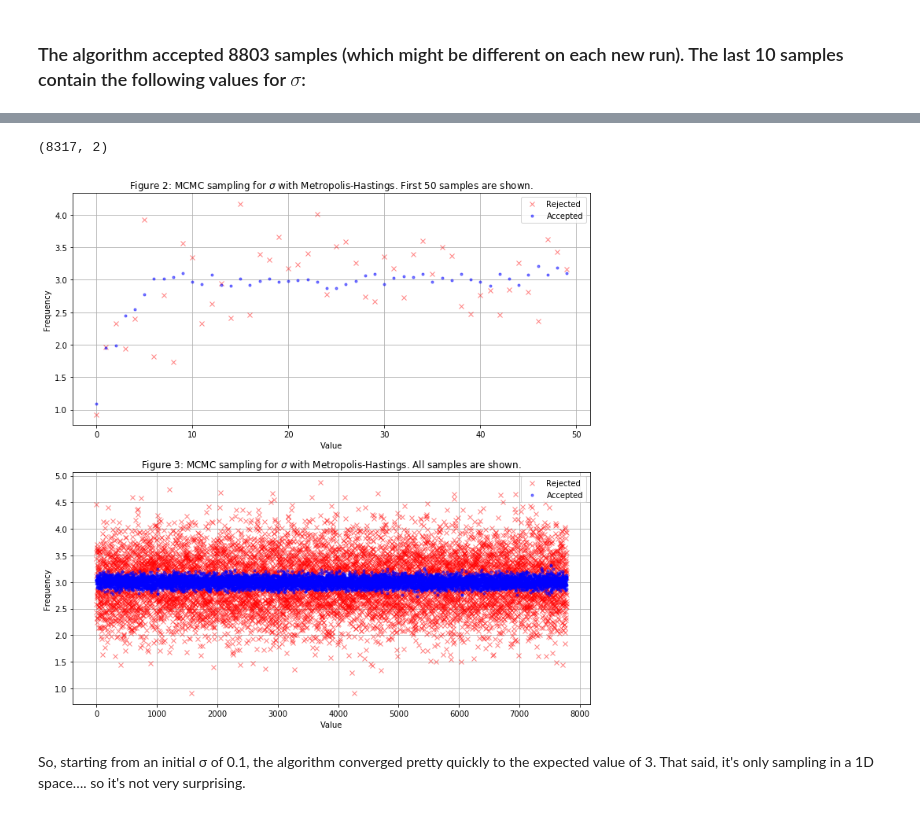
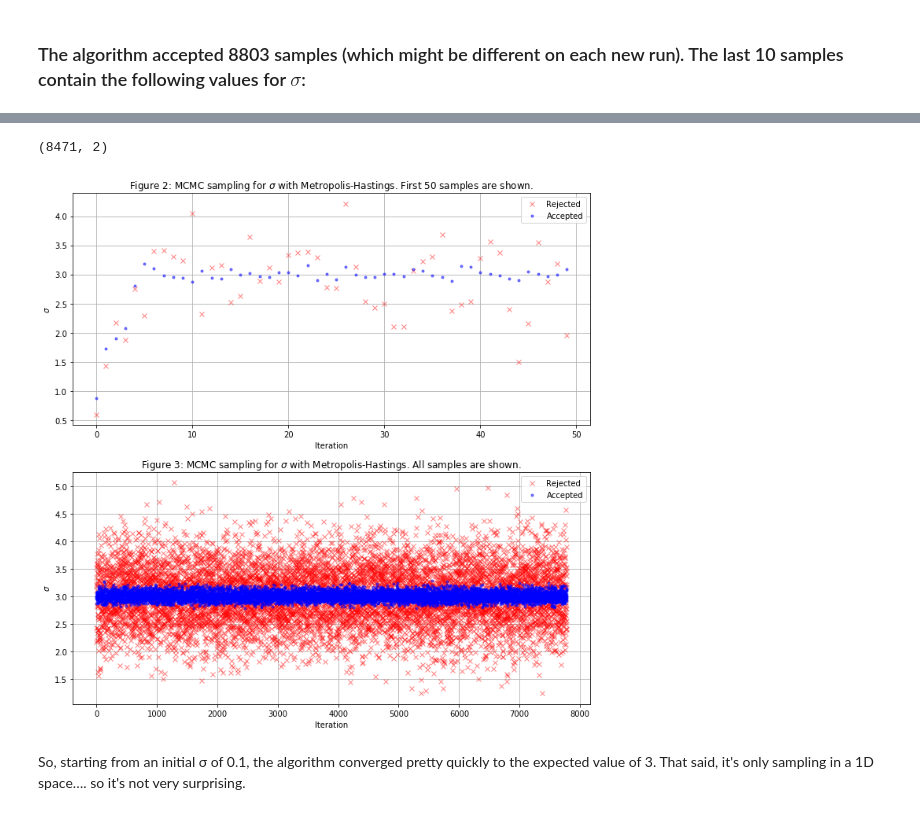
Before and after one commit to Joseph94m/MCMC, a Jupyter notebook: MCMC.ipynb, the cells around one changed output, grey strips where cells are left out. Cells and saved outputs as stored; diff of their text form; code cells hidden in the pictures.

```diff
--- a/MCMC.ipynb
+++ b/MCMC.ipynb
@@ -284,34 +284,34 @@ print(accepted.shape)
 # %%
 fig = plt.figure(figsize=(10,10))
 ax = fig.add_subplot(2,1,1)
 to_show=-7781
 ax.plot( rejected[0:50,1], 'rx', label='Rejected',alpha=0.5)
 ax.plot( accepted[0:50,1], 'b.', label='Accepted',alpha=0.5)
-ax.set_xlabel("Value")
-ax.set_ylabel("Frequency")
+ax.set_xlabel("Iteration")
+ax.set_ylabel("$\sigma$")
 ax.set_title("Figure 2: MCMC sampling for $\sigma$ with Metropolis-Hastings. First 50 samples are shown.")
 ax.grid()
 ax.legend()
 
 
 
 ax2 = fig.add_subplot(2,1,2)
 to_show=-7781
 ax2.plot( rejected[to_show:,1], 'rx', label='Rejected',alpha=0.5)
 ax2.plot( accepted[to_show:,1], 'b.', label='Accepted',alpha=0.5)
-ax2.set_xlabel("Value")
-ax2.set_ylabel("Frequency")
+ax2.set_xlabel("Iteration")
+ax2.set_ylabel("$\sigma$")
 ax2.set_title("Figure 3: MCMC sampling for $\sigma$ with Metropolis-Hastings. All samples are shown.")
 ax2.grid()
 ax2.legend()
 
 
 
 fig.tight_layout()
 accepted.shape
 # %% [output]
-(8317, 2)
+(8471, 2)
-[figure, old version]
+[figure, new version]
 # %% [markdown]
 So, starting from an initial σ of 0.1, the algorithm converged pretty quickly to the expected value of 3. That said, it's only sampling in a 1D space…. so it's not very surprising.
 # %% [markdown]
```
Also changed, not shown: parts of 8 cells of this notebook, 5 other files.
